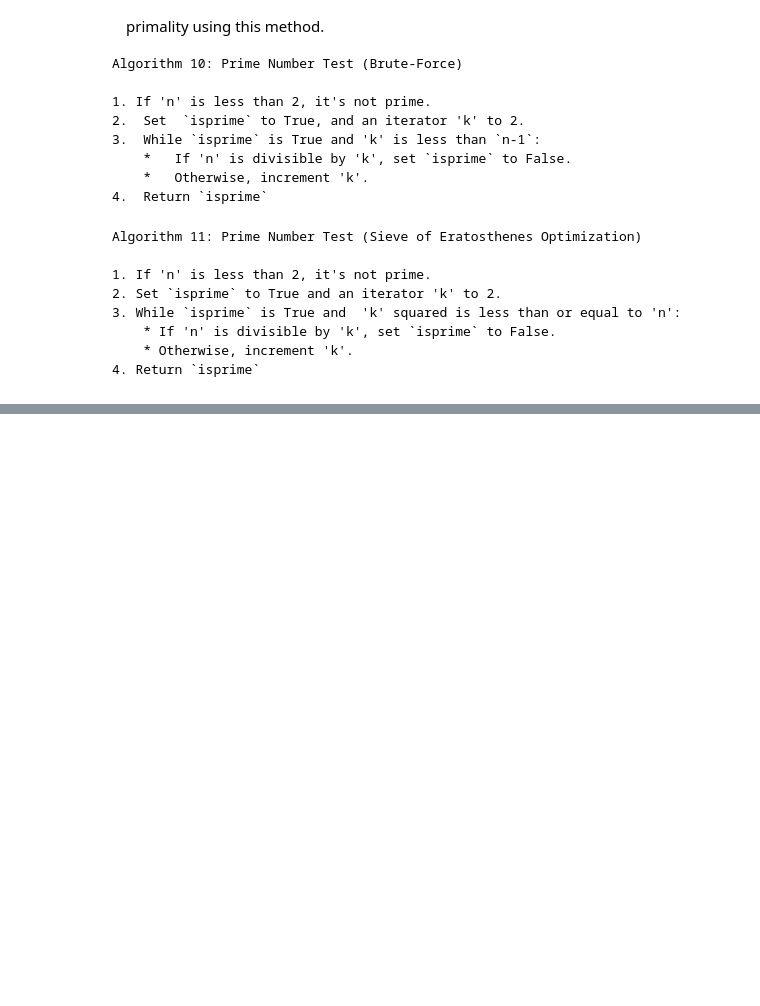
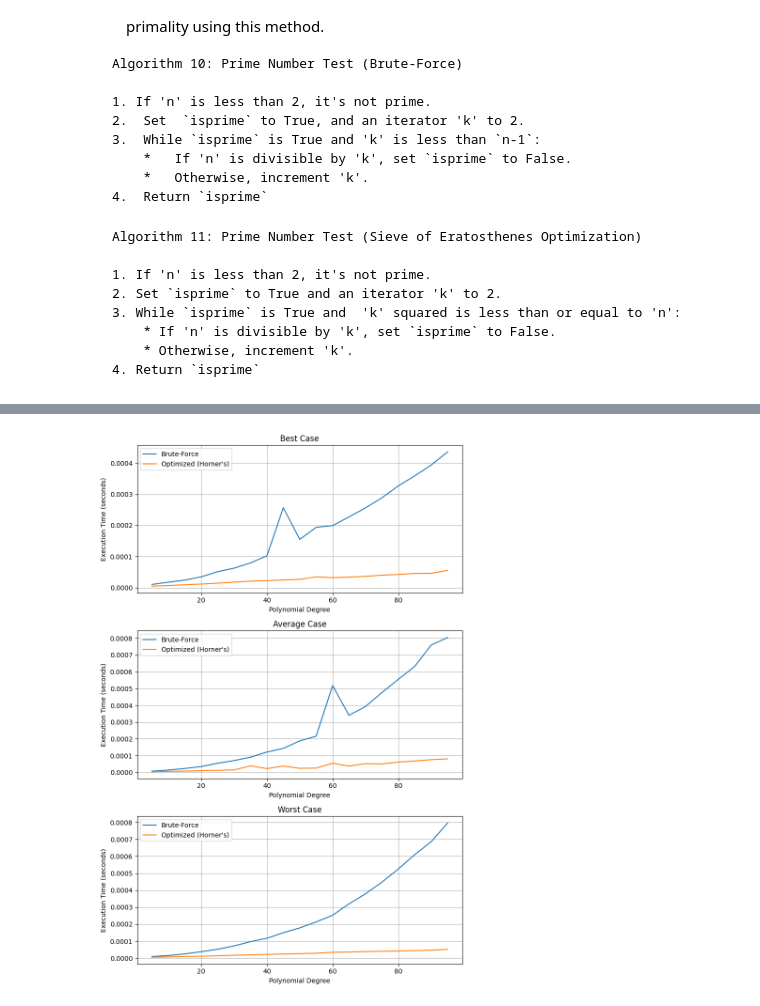
Before and after one commit to Soumya-Chakraborty/Design_and_Analysis_of_Algorithm, a Jupyter notebook: Brute_Force_Algorithm.ipynb, the cells around one changed output, grey strips where cells are left out. Cells and saved outputs as stored; diff of their text form; code cells hidden in the pictures; blank space fills up the shorter version.

```diff
--- a/Brute_Force_Algorithm.ipynb
+++ b/Brute_Force_Algorithm.ipynb
@@ -386,0 +489,99 @@ plt.show()
+# %%
+import matplotlib.pyplot as plt
+import numpy as np
+import timeit
+
+def polynomial_brute_force(A, t):
+    n = len(A) - 1  # Degree of the polynomial
+    p = 0
+    for i in range(n + 1):
+        power = 1
+        for j in range(i):
+            power *= t
+        p += A[i] * power
+    return p
+
+def polynomial_optimized(A, t):
+    n = len(A) - 1
+    p = 0
+    for i in range(n, -1, -1):
+        p = A[i] + t * p
+    return p
+
+# Input sizes (degree of the polynomial)
+input_sizes = range(5, 100, 5)
+
+# Best case
+execution_times_brute_best = []
+execution_times_optimized_best = []
+for n in input_sizes:
+    coefficients = np.zeros(n + 1)  # All coefficients are zero except for the constant term
+    coefficients[0] = 1
+    x_value = 1  # Evaluate at x = 1
+
+    time_taken = timeit.timeit(lambda: polynomial_brute_force(coefficients, x_value), number=5) / 5
+    execution_times_brute_best.append(time_taken)
+
+    time_taken = timeit.timeit(lambda: polynomial_optimized(coefficients, x_value), number=5) / 5
+    execution_times_optimized_best.append(time_taken)
+
+# Average case
+execution_times_brute_avg = []
+execution_times_optimized_avg = []
+for n in input_sizes:
+    coefficients = np.random.randint(-100, 100, size=n + 1)  # Random coefficients
+    x_value = 2  # Evaluate at x = 2
+
+    time_taken = timeit.timeit(lambda: polynomial_brute_force(coefficients, x_value), number=5) / 5
+    execution_times_brute_avg.append(time_taken)
+
+    time_taken = timeit.timeit(lambda: polynomial_optimized(coefficients, x_value), number=5) / 5
+    execution_times_optimized_avg.append(time_taken)
+
+# Worst case
+execution_times_brute_worst = []
+execution_times_optimized_worst = []
+for n in input_sizes:
+    coefficients = np.ones(n + 1)  # All coefficients are 1
+    x_value = 2  # Evaluate at x = 2
+
+    time_taken = timeit.timeit(lambda: polynomial_brute_force(coefficients, x_value), number=5) / 5
+    execution_times_brute_worst.append(time_taken)
+
+    time_taken = timeit.timeit(lambda: polynomial_optimized(coefficients, x_value), number=5) / 5
+    execution_times_optimized_worst.append(time_taken)
+
+# Plotting
+fig, (ax1, ax2, ax3) = plt.subplots(3, 1, figsize=(8, 12))
+
+# Best case
+ax1.plot(input_sizes, execution_times_brute_best, label="Brute-Force")
+ax1.plot(input_sizes, execution_times_optimized_best, label="Optimized (Horner's)")
+ax1.set_title("Best Case")
+ax1.set_xlabel("Polynomial Degree")
+ax1.set_ylabel("Execution Time (seconds)")
+ax1.grid(True)
+ax1.legend()
+
+# Average case
+ax2.plot(input_sizes, execution_times_brute_avg, label="Brute-Force")
+ax2.plot(input_sizes, execution_times_optimized_avg, label="Optimized (Horner's)")
+ax2.set_title("Average Case")
+ax2.set_xlabel("Polynomial Degree")
+ax2.set_ylabel("Execution Time (seconds)")
+ax2.grid(True)
+ax2.legend()
+
+# Worst case
+ax3.plot(input_sizes, execution_times_brute_worst, label="Brute-Force")
+ax3.plot(input_sizes, execution_times_optimized_worst, label="Optimized (Horner's)")
+ax3.set_title("Worst Case")
+ax3.set_xlabel("Polynomial Degree")
+ax3.set_ylabel("Execution Time (seconds)")
+ax3.grid(True)
+ax3.legend()
+
+plt.tight_layout()
+plt.show()
+# %% [output]
+[figure, added]
```
Also changed, not shown: parts of 4 cells of this notebook.
